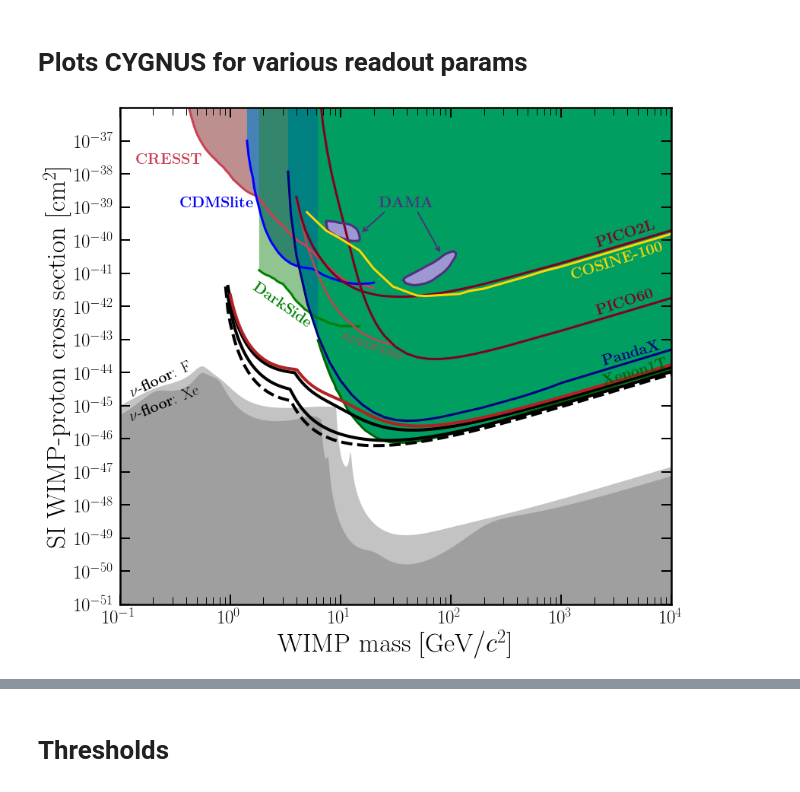
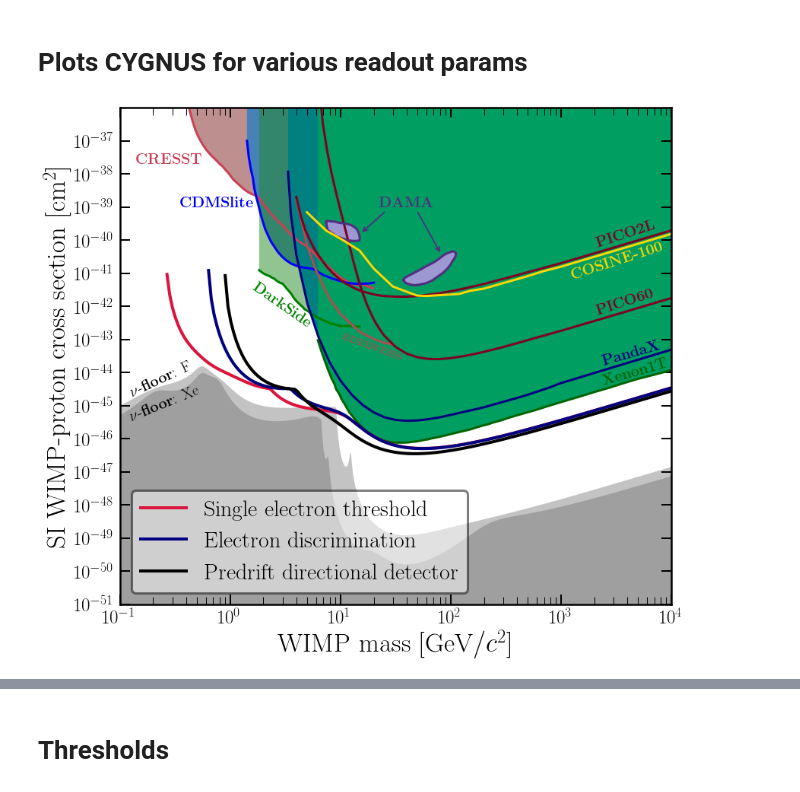
Before and after one commit to cajohare/CYGNUS, a Jupyter notebook: python/Plot_FullLimits-Meeting.ipynb, the cells around one changed output, grey strips where cells are left out. Drawn from its saved outputs; the diff is of its cells as text; code cells hidden in the pictures.

```diff
--- a/python/Plot_FullLimits-Meeting.ipynb
+++ b/python/Plot_FullLimits-Meeting.ipynb
@@ -82,50 +82,61 @@ plt.arrow(0.54, 0.79, 0.04, -0.08, transform=ax.transAxes,
           edgecolor=[0.32, 0.18, 0.5],facecolor=[0.32, 0.18, 0.5])
 
 COSINE = loadtxt("../data/WIMPLimits/SI/COSINE-100.txt")
 plt.plot(COSINE[:,0], COSINE[:,1],color="gold",linewidth=3)
 plt.text(1200.0,5.0e-41,r"{\bf COSINE-100}",color="gold",fontsize=20,rotation=18)
 
 
 # CYGNUS
-CYGNUS1000 = loadtxt("../data/CYGNUS1000-Final.txt")
-CYGNUS1000[CYGNUS1000==0.0] = 1.0
-sig1 = minimum(CYGNUS1000[1,:],CYGNUS1000[2,:])
+#CYGNUS1000 = loadtxt("../data/CYGNUS10k-Final.txt")
+#CYGNUS1000[CYGNUS1000==0.0] = 1.0
+#sig1 = minimum(CYGNUS1000[1,:],CYGNUS1000[2,:])
+#sig1[sig1==1.0] = nan
+#plt.plot(CYGNUS1000[0,:],sig1/2,'--',color="k",linewidth=4)
+
+
+
+col0 = 'Crimson'
+col1 = 'Navy'
+col2 = 'k'
+
+
+CYGNUS10k = loadtxt("../data/CYGNUS10k-1e.txt")
+CYGNUS10k[CYGNUS10k==0.0] = 1.0
+sig1 = minimum(CYGNUS10k[1,:],CYGNUS10k[2,:])
 sig1[sig1==1.0] = nan
-plt.plot(CYGNUS1000[0,:],sig1/2,'--',color="k",linewidth=4)
+plt.plot(CYGNUS10k[0,:],sig1,color=col0,linewidth=4,label='Single electron threshold')
 
-CYGNUS1000 = loadtxt("../data/CYGNUS1000-30deg.txt")
-CYGNUS1000[CYGNUS1000==0.0] = 1.0
-sig1 = minimum(CYGNUS1000[1,:],CYGNUS1000[2,:])
+CYGNUS10k = loadtxt("../data/CYGNUS10k-edisc.txt")
+CYGNUS10k[CYGNUS10k==0.0] = 1.0
+sig1 = minimum(CYGNUS10k[1,:],CYGNUS10k[2,:])
 sig1[sig1==1.0] = nan
-plt.plot(CYGNUS1000[0,:],sig1/2,color="k",linewidth=4)
+plt.plot(CYGNUS10k[0,:],sig1,color=col1,linewidth=4,label='Electron discrimination')
 
-CYGNUS1000 = loadtxt("../data/CYGNUS1000-30deg-HT.txt")
-CYGNUS1000[CYGNUS1000==0.0] = 1.0
-sig1 = minimum(CYGNUS1000[1,:],CYGNUS1000[2,:])
+CYGNUS10k = loadtxt("../data/CYGNUS10k-predrift.txt")
+CYGNUS10k[CYGNUS10k==0.0] = 1.0
+sig1 = minimum(CYGNUS10k[1,:],CYGNUS10k[2,:])
 sig1[sig1==1.0] = nan
-plt.plot(CYGNUS1000[0,:],sig1/2,color="k",linewidth=4)
-
-CYGNUS1000 = loadtxt("../data/CYGNUS1000-Nondirectional.txt")
-CYGNUS1000[CYGNUS1000==0.0] = 1.0
-sig1 = minimum(CYGNUS1000[1,:],CYGNUS1000[2,:])
-sig1[sig1==1.0] = nan
-plt.plot(CYGNUS1000[0,:],sig1/2,color="firebrick",linewidth=4)
+plt.plot(CYGNUS10k[0,:],sig1,color=col2,linewidth=4,label='Predrift directional detector')
 
 
 # Labels
 plt.xlabel(r"WIMP mass [GeV$/c^2$]",fontsize=35)
 plt.ylabel(r"SI WIMP-proton cross section [cm$^2$]",fontsize=35)
+
+leg1 = ax.legend(fontsize=30,frameon=True,loc="lower left",framealpha=0.5)
+leg1.get_frame().set_linewidth(3)
+leg1.get_frame().set_edgecolor("k")
 
 # Style
 plt.yscale('log')
 plt.xscale('log')
 ax.set_xlim(left=xmin, right=xmax)
 ax.set_ylim(bottom=ymin, top=ymax)
 plt.xticks(fontsize=25)
 plt.yticks(10.0**arange(log10(ymin),log10(ymax),1),fontsize=25)
 ax.tick_params(which='major',direction='in',width=2,length=13,right=True,top=True,pad=7)
 ax.tick_params(which='minor',direction='in',width=1,length=10,right=True,top=True)
 plt.show()
-fig.savefig('../plots/CYGNUS1000-Limits-Meeting4.pdf',bbox_inches='tight')
+fig.savefig('../plots/CYGNUS10k-SIvsMass.pdf',bbox_inches='tight')
 # %% [output]
-[figure, old version]
+[figure, new version]
```
Also changed, not shown: parts of 8 cells of this notebook, 25 other files.
